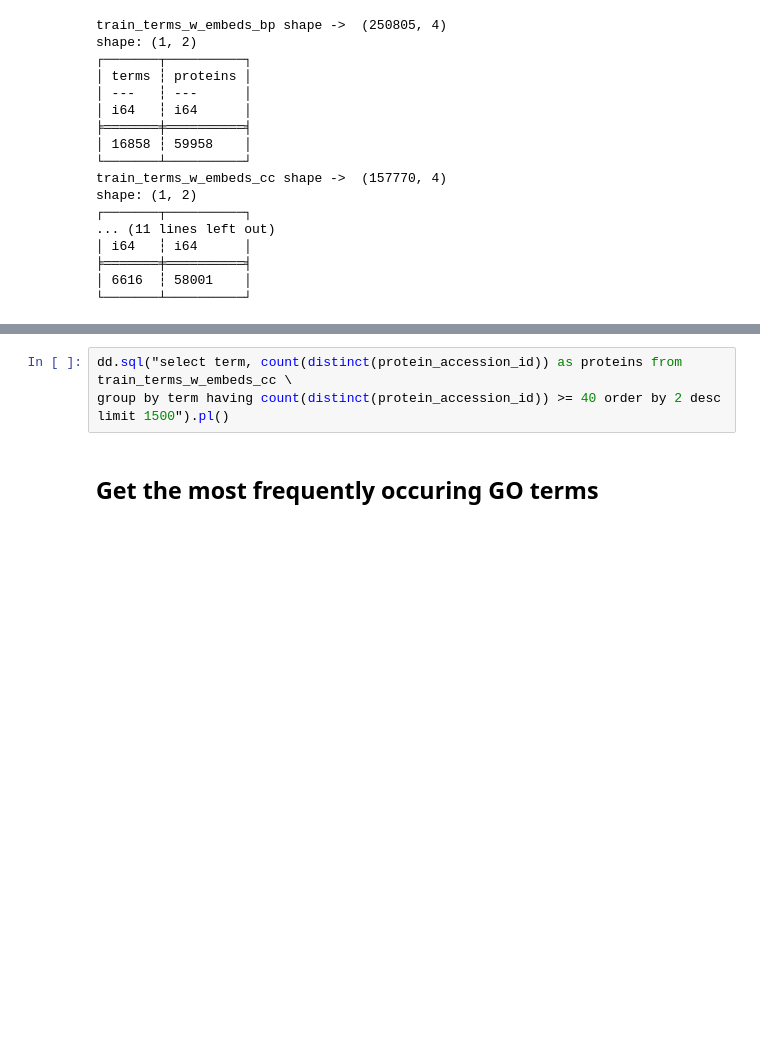
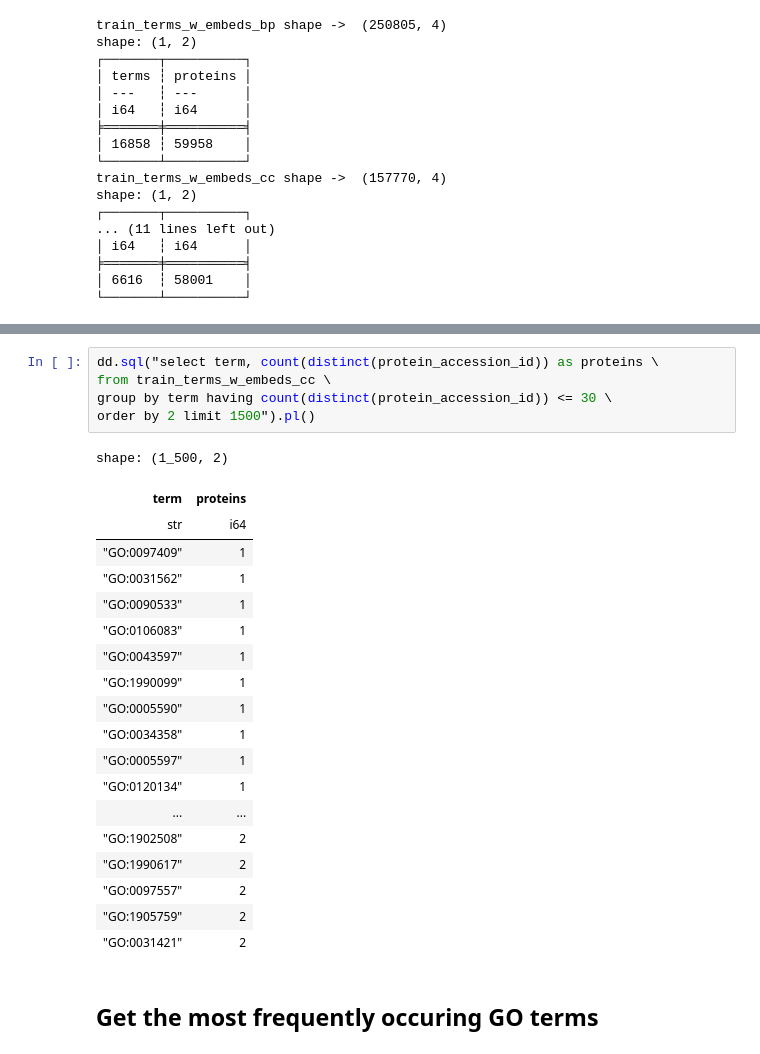
Before and after one commit to sumaniitm/cafa-6-protein-function-prediction-kaggle, a Jupyter notebook: cafa-suman-ontology-based-features.ipynb, the cells around one changed output, grey strips where cells are left out. Saved outputs shown, nothing was run; the diff lists cells and outputs as text; blank space fills up the shorter version.

```diff
--- a/cafa-suman-ontology-based-features.ipynb
+++ b/cafa-suman-ontology-based-features.ipynb
@@ -369,6 +489,28 @@ shape: (1, 2)
 # %%
-dd.sql("select term, count(distinct(protein_accession_id)) as proteins from train_terms_w_embeds_cc \
-group by term having count(distinct(protein_accession_id)) >= 40 order by 2 desc limit 1500").pl()
+dd.sql("select term, count(distinct(protein_accession_id)) as proteins \
+from train_terms_w_embeds_cc \
+group by term having count(distinct(protein_accession_id)) <= 30 \
+order by 2 limit 1500").pl()
+# %% [output]
+shape: (1_500, 2)
+| term | proteins |
+| str | i64 |
+| "GO:0097409" | 1 |
+| "GO:0031562" | 1 |
+| "GO:0090533" | 1 |
+| "GO:0106083" | 1 |
+| "GO:0043597" | 1 |
+| "GO:1990099" | 1 |
+| "GO:0005590" | 1 |
+| "GO:0034358" | 1 |
+| "GO:0005597" | 1 |
+| "GO:0120134" | 1 |
+| ... | ... |
+| "GO:1902508" | 2 |
+| "GO:1990617" | 2 |
+| "GO:0097557" | 2 |
+| "GO:1905759" | 2 |
+| "GO:0031421" | 2 |
 # %% [markdown]
 ## Get the most frequently occuring GO terms
 # %%
```
Also changed, not shown: parts of 18 cells of this notebook.
